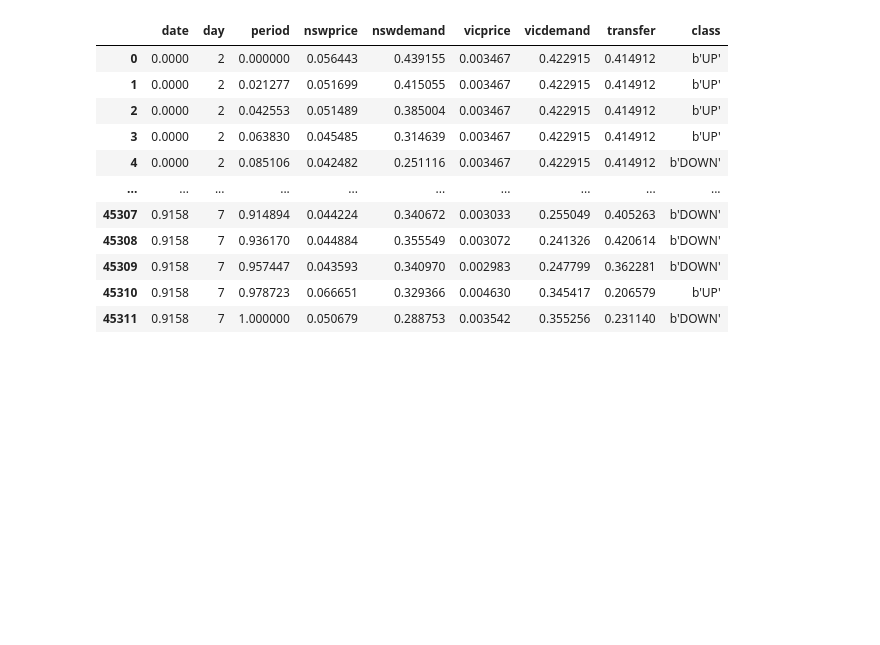
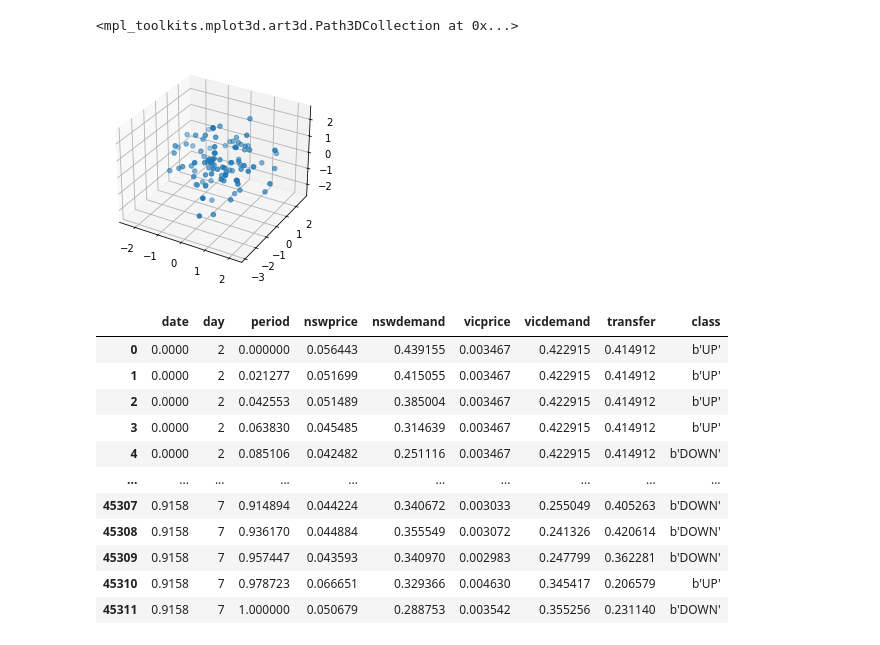
Before and after one commit to ShvarcbergJull/manul, a Jupyter notebook: graph.ipynb, the cells around one changed output. Saved outputs shown, nothing was run; the diff lists cells and outputs as text; code cells hidden in the pictures; blank space fills up the shorter version.

```diff
--- a/graph.ipynb
+++ b/graph.ipynb
@@ -4,0 +68,3 @@ import numpy as np
+# %%
+data = np.random.normal(size=(100, 3))
+data
@@ -5,3 +89,10 @@ import numpy as np
+# %%
+fir = plt.figure()
+ax = plt.axes(projection = '3d')
+ax.scatter(data[:, 0], data[:, 1], data[:, 2])
+# %% [output]
+<mpl_toolkits.mplot3d.art3d.Path3DCollection at 0x...>
+[figure, added]
 # %%
 raw_data = loadarff("data/electricity-normalized.arff")
 df_data = pd.DataFrame(raw_data[0])
```
Also changed, not shown: parts of 6 cells of this notebook, 3 other files.
